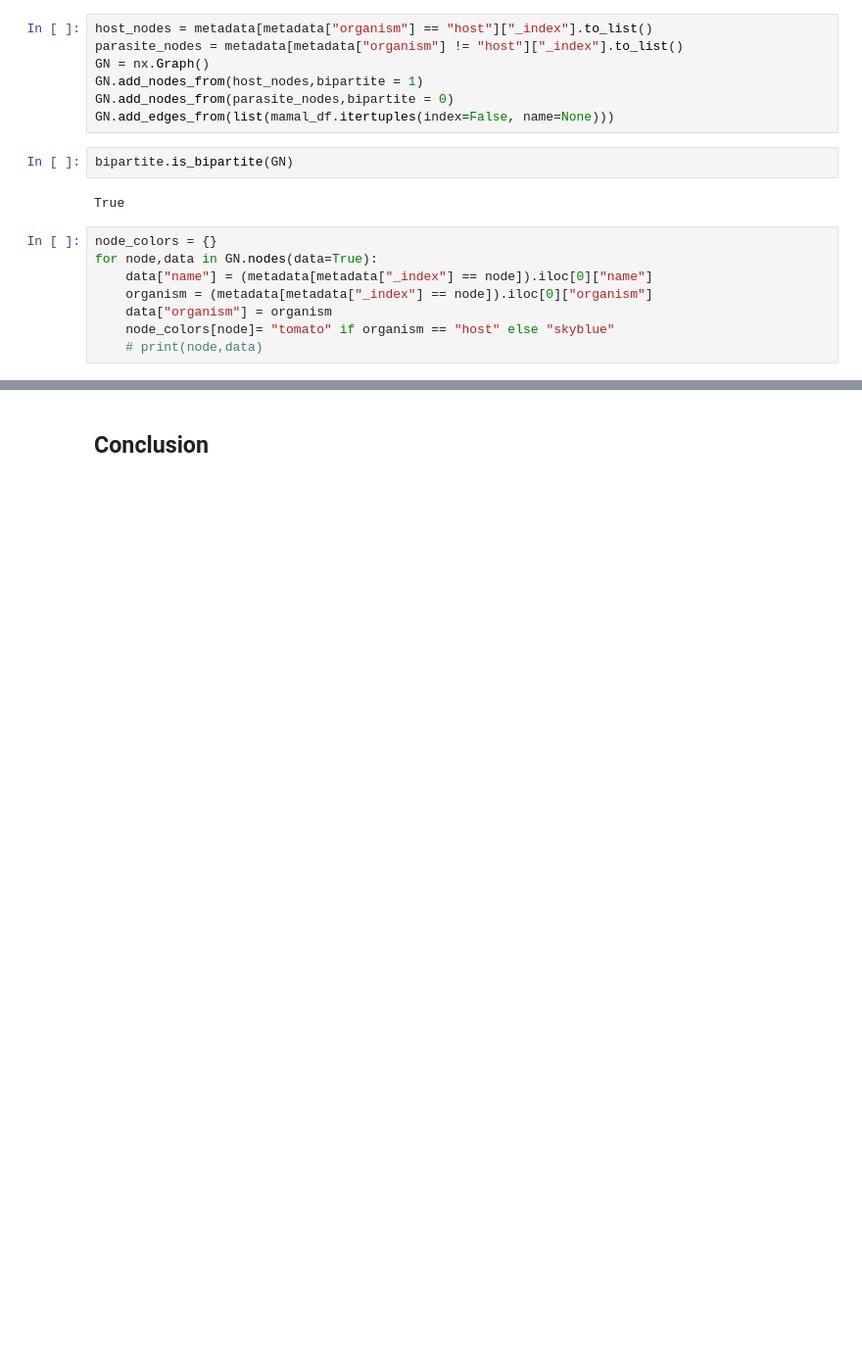
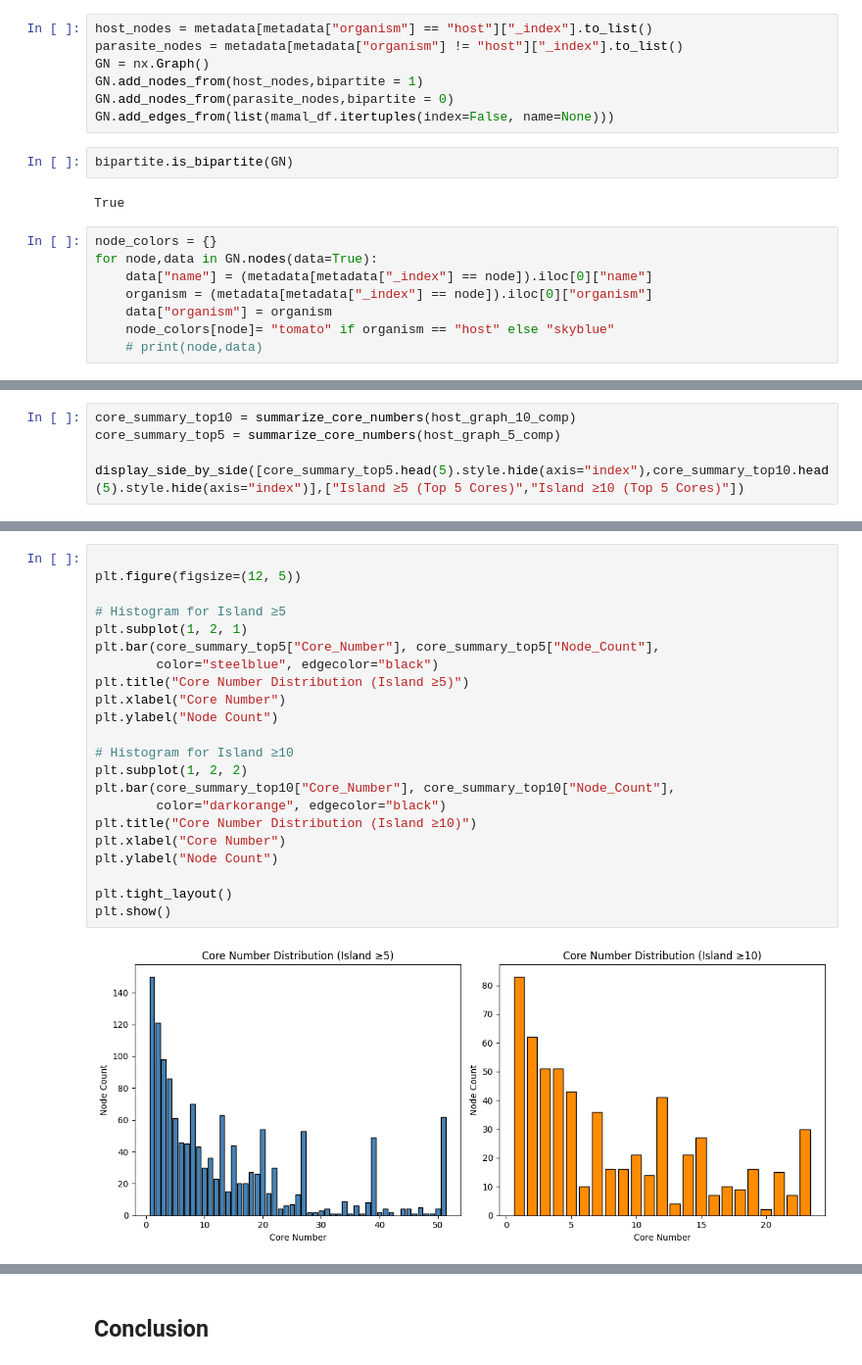
Before and after one commit to Sirwel/Data-620, a Jupyter notebook: project_2/project_2.ipynb, the cells around one changed output, grey strips where cells are left out. Shown at 98% size. Drawn from its saved outputs; the diff is of its cells as text; blank space fills up the shorter version.

```diff
--- a/project_2/project_2.ipynb
+++ b/project_2/project_2.ipynb
@@ -583,0 +378,5 @@ The k-core analysis shows that all events belong to the same highest-order core,
+# %%
+core_summary_top10 = summarize_core_numbers(host_graph_10_comp)
+core_summary_top5 = summarize_core_numbers(host_graph_5_comp)
+
+display_side_by_side([core_summary_top5.head(5).style.hide(axis="index"),core_summary_top10.head(5).style.hide(axis="index")],["Island ≥5 (Top 5 Cores)","Island ≥10 (Top 5 Cores)"])
@@ -583,0 +398,24 @@ The k-core analysis shows that all events belong to the same highest-order core,
+# %%
+
+plt.figure(figsize=(12, 5))
+
+# Histogram for Island ≥5
+plt.subplot(1, 2, 1)
+plt.bar(core_summary_top5["Core_Number"], core_summary_top5["Node_Count"],
+        color="steelblue", edgecolor="black")
+plt.title("Core Number Distribution (Island ≥5)")
+plt.xlabel("Core Number")
+plt.ylabel("Node Count")
+
+# Histogram for Island ≥10
+plt.subplot(1, 2, 2)
+plt.bar(core_summary_top10["Core_Number"], core_summary_top10["Node_Count"],
+        color="darkorange", edgecolor="black")
+plt.title("Core Number Distribution (Island ≥10)")
+plt.xlabel("Core Number")
+plt.ylabel("Node Count")
+
+plt.tight_layout()
+plt.show()
+# %% [output]
+[figure, added]
```
Also changed, not shown: parts of 68 cells of this notebook.
